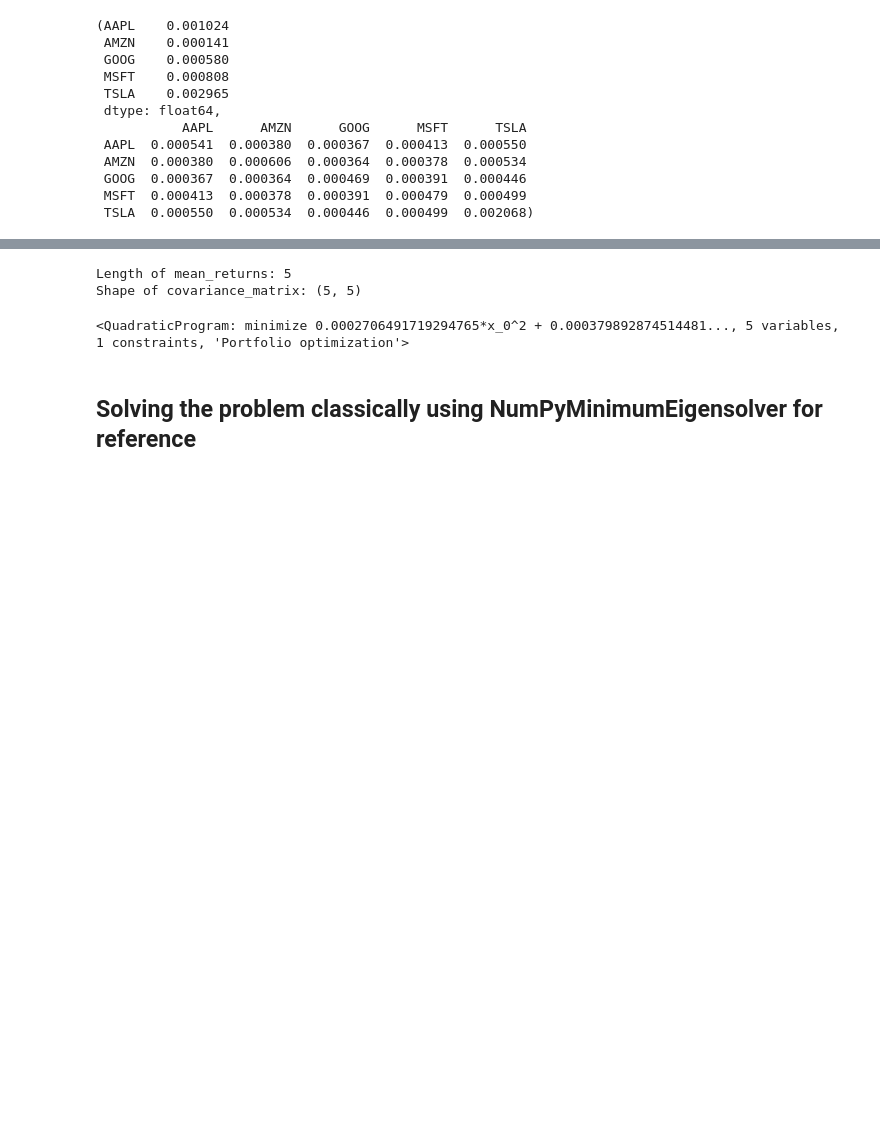
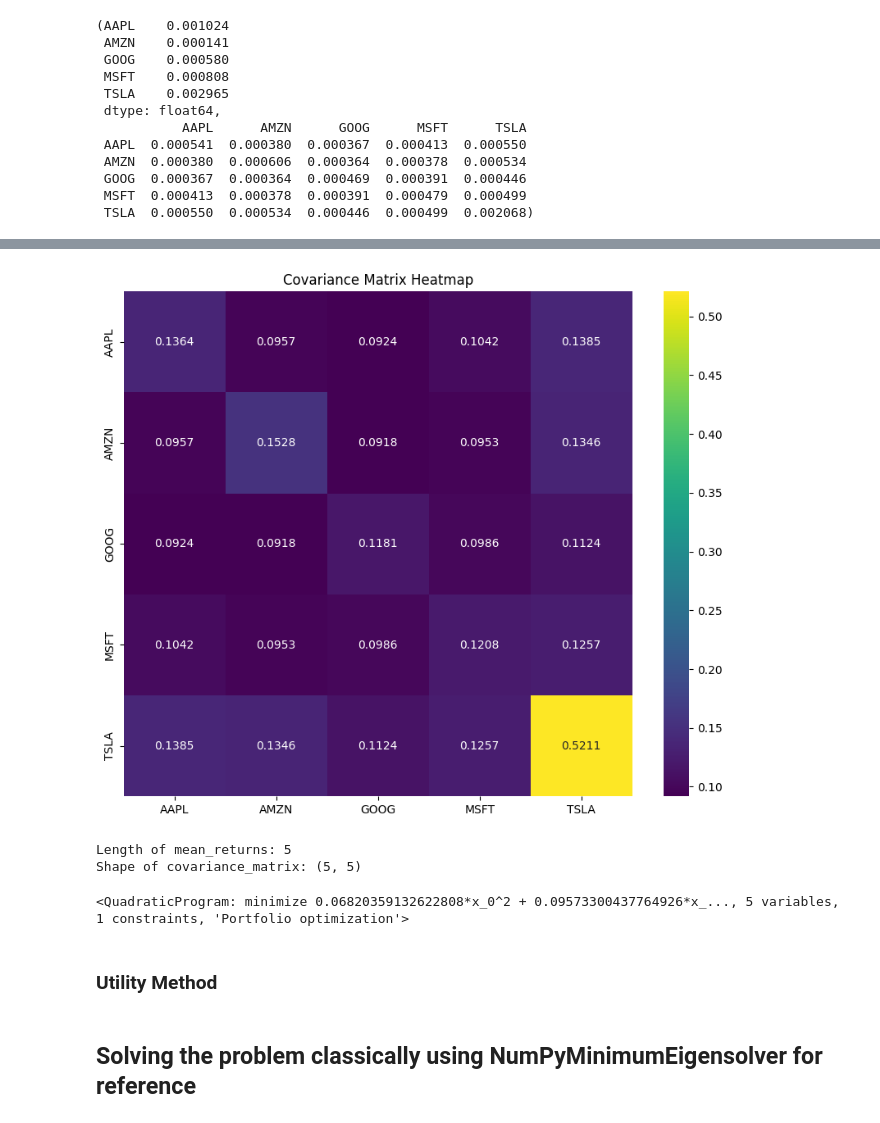
Before and after one commit to madamenich/Quantum-Machine-Learning-in-Financial-Domain, a Jupyter notebook: Portoflio Optimization/VQE and QAOA/portfolio_optmization.ipynb, the cells around one changed output, grey strips where cells are left out. Drawn from its saved outputs; the diff is of its cells as text; code cells hidden in the pictures; blank space fills up the shorter version.

```diff
--- a/Portoflio Optimization/VQE and QAOA/portfolio_optmization.ipynb
+++ b/Portoflio Optimization/VQE and QAOA/portfolio_optmization.ipynb
@@ -196,13 +109,13 @@ import pandas as pd
 # %%
-# Calculate mean returns (mu) and covariance matrix
-# mean_returns = data.mean() * 252  # Annualize the mean returns
-# covariance_matrix = data.cov() * 252  # Annualize the covariance matrix
+# Calculate mean returns (mu) and covariance matrix as annual performance of a portfolio based on daily returns data
+mean_returns = mean_returns *252  # Annualize the mean returns
+covariance_matrix = covariance_matrix * 252  # Annualize the covariance matrix
 
 # # Print results
-# print("Annualized Mean Returns (mu):")
-# print(mean_returns)
+print("Annualized Mean Returns (mu):")
+print(mean_returns)
 
-# print("\nAnnualized Covariance Matrix:")
-# print(covariance_matrix)
+print("\nAnnualized Covariance Matrix:")
+print(covariance_matrix)
 # %% [output]
 Annualized Mean Returns (mu):
@@ -279,3 +136,10 @@ Index: []
+# %%
+plt.figure(figsize=(10, 8))
+sns.heatmap(covariance_matrix, annot=True, fmt='.4f', cmap='viridis')
+plt.title('Covariance Matrix Heatmap')
+plt.show()
+# %% [output]
+[figure, added]
 # %%
 print("Length of mean_returns:", len(mean_returns))
 print("Shape of covariance_matrix:", covariance_matrix.shape)
@@ -286,7 +150,7 @@ Shape of covariance_matrix: (5, 5)
 num_assets = 5
 q = 0.5  # set risk factor
 budget = num_assets // 2  # set budget
-penalty = num_assets  # set parameter to scale the budget penalty term
+# penalty = num_assets  # set parameter to scale the budget penalty term
 
 # Convert to numpy array if mean_returns is a pandas Series and covariance_matrix is a pandas DataFrame
 expected_returns = mean_returns.values
@@ -301,7 +165,9 @@ portfolio = PortfolioOptimization(
 qp = portfolio.to_quadratic_program()
 qp
 # %% [output]
-<QuadraticProgram: minimize 0.0002706491719294765*x_0^2 + 0.000379892874514481..., 5 variables, 1 constraints, 'Portfolio optimization'>
+<QuadraticProgram: minimize 0.06820359132622808*x_0^2 + 0.09573300437764926*x_..., 5 variables, 1 constraints, 'Portfolio optimization'>
+# %% [markdown]
+### Utility Method
 # %%
 def print_result(result):
     selection = result.x
```
Also changed, not shown: parts of 14 cells of this notebook, 1 other file.
